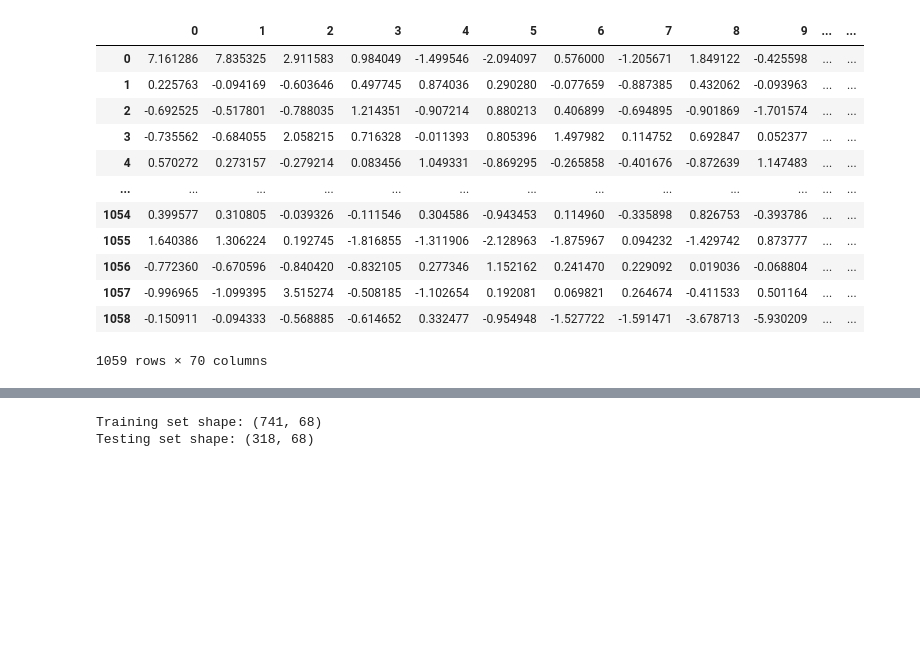
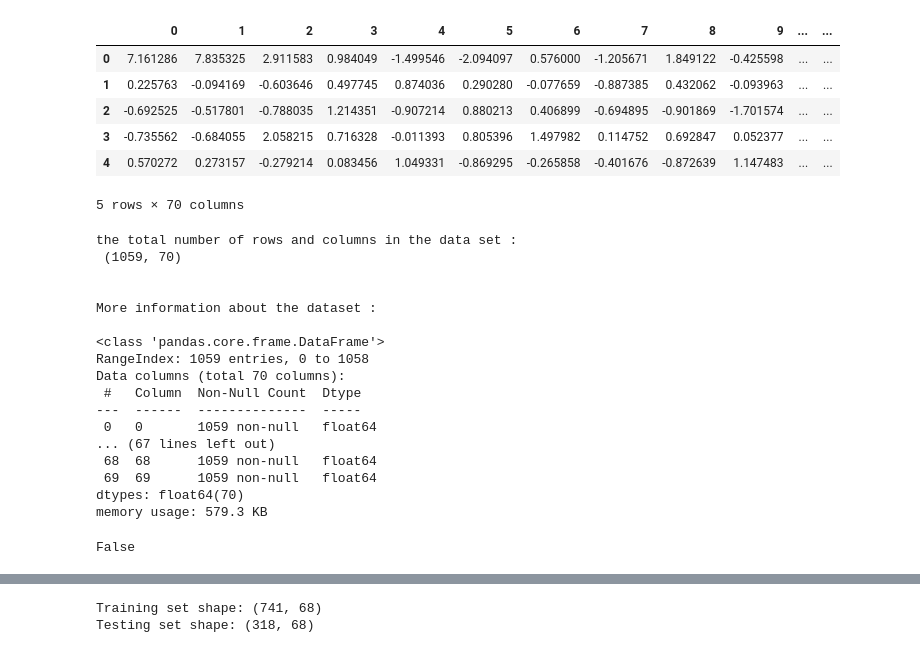
Before and after one commit to rabaahar/Final_Project, a Jupyter notebook: FinalProj.ipynb, the cells around one changed output, grey strips where cells are left out. Drawn from its saved outputs; the diff is of its cells as text; code cells hidden in the pictures; blank space fills up the shorter version.

```diff
--- a/FinalProj.ipynb
+++ b/FinalProj.ipynb
@@ -9,22 +9,47 @@ from sklearn.cluster import AgglomerativeClustering
 from sklearn import metrics
 # %%
 df = pd.read_csv('default_features_1059_tracks.txt', header=None )
-df.to_numpy()
-df
+df.head()
 # %% [output]
 |  | 0 | 1 | 2 | 3 | 4 | 5 | 6 | 7 | 8 | 9 | ... | ... |
 | 0 | 7.161286 | 7.835325 | 2.911583 | 0.984049 | -1.499546 | -2.094097 | 0.576000 | -1.205671 | 1.849122 | -0.425598 | ... | ... |
 | 1 | 0.225763 | -0.094169 | -0.603646 | 0.497745 | 0.874036 | 0.290280 | -0.077659 | -0.887385 | 0.432062 | -0.093963 | ... | ... |
 | 2 | -0.692525 | -0.517801 | -0.788035 | 1.214351 | -0.907214 | 0.880213 | 0.406899 | -0.694895 | -0.901869 | -1.701574 | ... | ... |
 | 3 | -0.735562 | -0.684055 | 2.058215 | 0.716328 | -0.011393 | 0.805396 | 1.497982 | 0.114752 | 0.692847 | 0.052377 | ... | ... |
 | 4 | 0.570272 | 0.273157 | -0.279214 | 0.083456 | 1.049331 | -0.869295 | -0.265858 | -0.401676 | -0.872639 | 1.147483 | ... | ... |
-| ... | ... | ... | ... | ... | ... | ... | ... | ... | ... | ... | ... | ... |
-| 1054 | 0.399577 | 0.310805 | -0.039326 | -0.111546 | 0.304586 | -0.943453 | 0.114960 | -0.335898 | 0.826753 | -0.393786 | ... | ... |
-| 1055 | 1.640386 | 1.306224 | 0.192745 | -1.816855 | -1.311906 | -2.128963 | -1.875967 | 0.094232 | -1.429742 | 0.873777 | ... | ... |
-| 1056 | -0.772360 | -0.670596 | -0.840420 | -0.832105 | 0.277346 | 1.152162 | 0.241470 | 0.229092 | 0.019036 | -0.068804 | ... | ... |
-| 1057 | -0.996965 | -1.099395 | 3.515274 | -0.508185 | -1.102654 | 0.192081 | 0.069821 | 0.264674 | -0.411533 | 0.501164 | ... | ... |
-| 1058 | -0.150911 | -0.094333 | -0.568885 | -0.614652 | 0.332477 | -0.954948 | -1.527722 | -1.591471 | -3.678713 | -5.930209 | ... | ... |
-1059 rows × 70 columns
+5 rows × 70 columns
+# %%
+print("the total number of rows and columns in the data set : \n",df.shape)
+print("\n\nMore information about the dataset : \n")
+df.info()
+# %% [output]
+the total number of rows and columns in the data set :
+ (1059, 70)
+
+
+More information about the dataset :
+
+<class 'pandas.core.frame.DataFrame'>
+RangeIndex: 1059 entries, 0 to 1058
+Data columns (total 70 columns):
+ #   Column  Non-Null Count  Dtype
+---  ------  --------------  -----
+ 0   0       1059 non-null   float64
+... (67 lines left out)
+ 68  68      1059 non-null   float64
+ 69  69      1059 non-null   float64
+dtypes: float64(70)
+memory usage: 579.3 KB
+# %%
+"""
+* Data has only float values.
+* No variable column has null/missing values.
+"""
+# checking if the data contains any NAN (null) values
+df.isnull().values.any()
+# we get false which means there are no null values
+# %% [output]
+False
 # %%
 data = df.iloc[:,:68] # each row is a song
 y = df.iloc[:,68:] # # latitude & longitude
```
Also changed, not shown: parts of 7 cells of this notebook.
